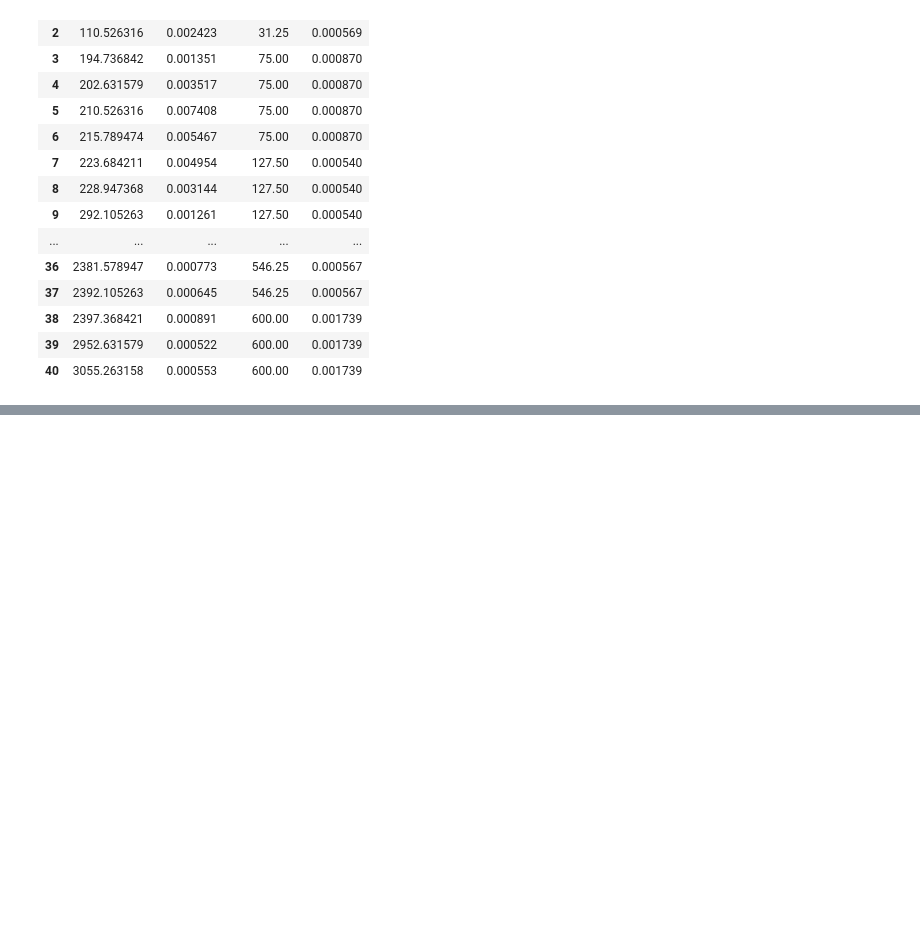
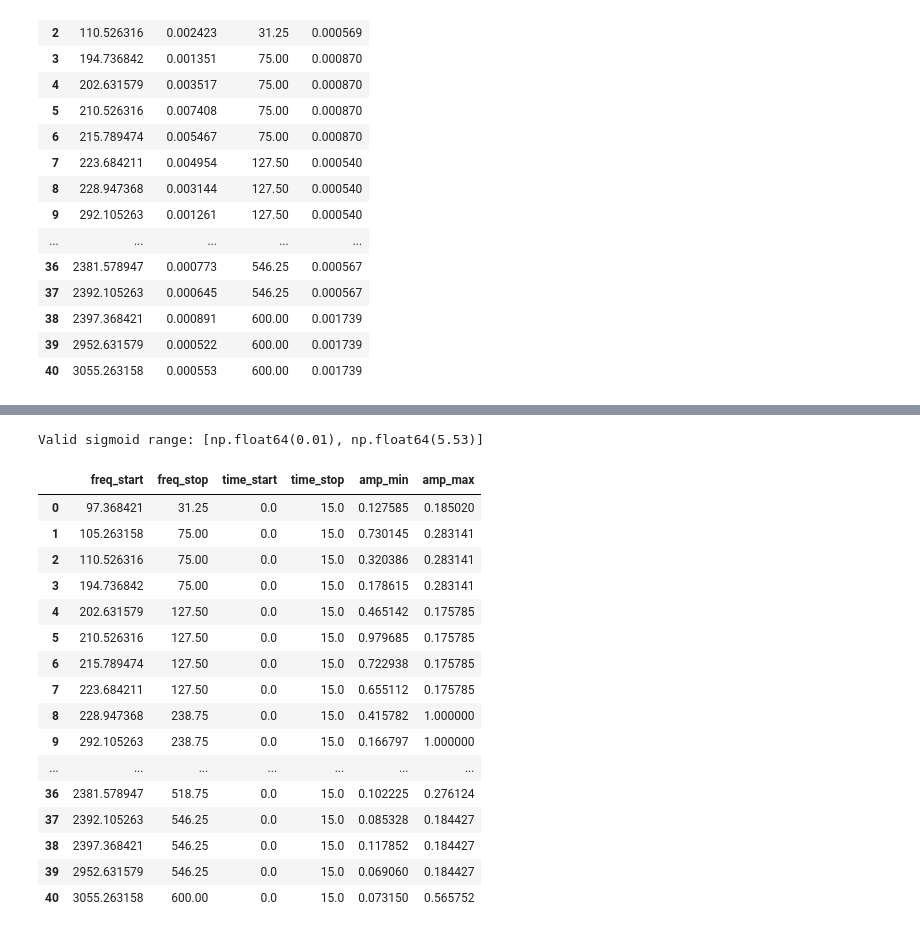
Before and after one commit to egorpol/audiospylt, a Jupyter notebook: tutorials_tech/2df_merge.ipynb, the cells around one changed output, grey strips where cells are left out. Drawn from its saved outputs; the diff is of its cells as text; code cells hidden in the pictures; blank space fills up the shorter version.

```diff
--- a/tutorials_tech/2df_merge.ipynb
+++ b/tutorials_tech/2df_merge.ipynb
@@ -473,0 +196,46 @@ display(new_df)
+# %%
+from audiospylt import merge_sigmoid, merge_sigmoid_analysis
+
+# To analyze and find the valid range (and plot)
+valid_range = merge_sigmoid_analysis(df1, df2, plot=True)
+print(f"Valid sigmoid range: {valid_range}")
+# %% [output]
+Valid sigmoid range: [np.float64(0.01), np.float64(5.53)]
+# %%
+# To perform the merge
+# merged_df = merge_sigmoid(df1, df2) # calculates mean range automatically
+# OR with a specific range
+result_merge_sigmoid = merge_sigmoid(df1, df2, sigmoid_range=3, plot=True)
+# %%
+new_df3 = create_time_transition_df(
+    result_merge_sigmoid,
+    duration=15,
+    scale_amp=True
+)
+display(new_df3)
+
+plot_combined(dfs=[new_df3])
+
+plot_combined_3d(
+    dfs=[new_df3],
+    axis_order=("time", "amp", "freq"),
+    flip={"amp": True, "time": True},
+)
+# %% [output]
+|  | freq_start | freq_stop | time_start | time_stop | amp_min | amp_max |
+| 0 | 97.368421 | 31.25 | 0.0 | 15.0 | 0.127585 | 0.185020 |
+| 1 | 105.263158 | 75.00 | 0.0 | 15.0 | 0.730145 | 0.283141 |
+| 2 | 110.526316 | 75.00 | 0.0 | 15.0 | 0.320386 | 0.283141 |
+| 3 | 194.736842 | 75.00 | 0.0 | 15.0 | 0.178615 | 0.283141 |
+| 4 | 202.631579 | 127.50 | 0.0 | 15.0 | 0.465142 | 0.175785 |
+| 5 | 210.526316 | 127.50 | 0.0 | 15.0 | 0.979685 | 0.175785 |
+| 6 | 215.789474 | 127.50 | 0.0 | 15.0 | 0.722938 | 0.175785 |
+| 7 | 223.684211 | 127.50 | 0.0 | 15.0 | 0.655112 | 0.175785 |
+| 8 | 228.947368 | 238.75 | 0.0 | 15.0 | 0.415782 | 1.000000 |
+| 9 | 292.105263 | 238.75 | 0.0 | 15.0 | 0.166797 | 1.000000 |
+| ... | ... | ... | ... | ... | ... | ... |
+| 36 | 2381.578947 | 518.75 | 0.0 | 15.0 | 0.102225 | 0.276124 |
+| 37 | 2392.105263 | 546.25 | 0.0 | 15.0 | 0.085328 | 0.184427 |
+| 38 | 2397.368421 | 546.25 | 0.0 | 15.0 | 0.117852 | 0.184427 |
+| 39 | 2952.631579 | 546.25 | 0.0 | 15.0 | 0.069060 | 0.184427 |
+| 40 | 3055.263158 | 600.00 | 0.0 | 15.0 | 0.073150 | 0.565752 |
```
Also changed, not shown: parts of 37 cells of this notebook, 2 other files.
